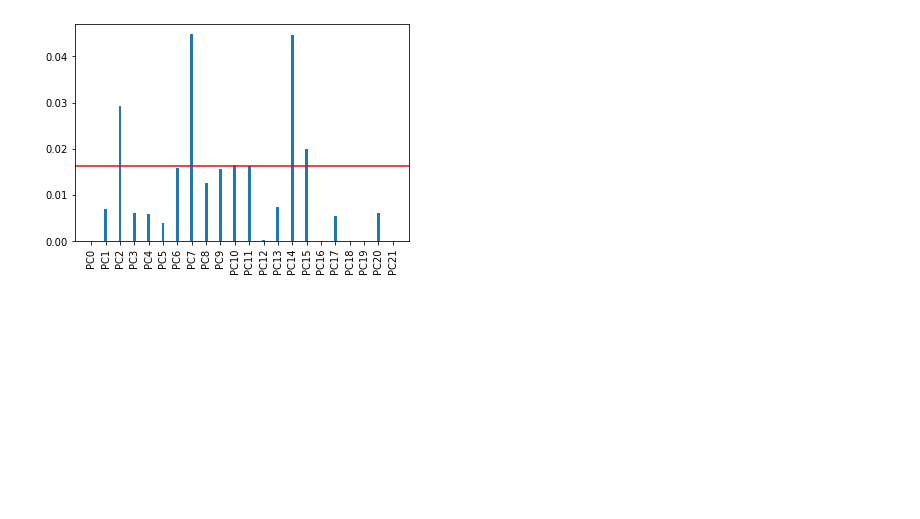
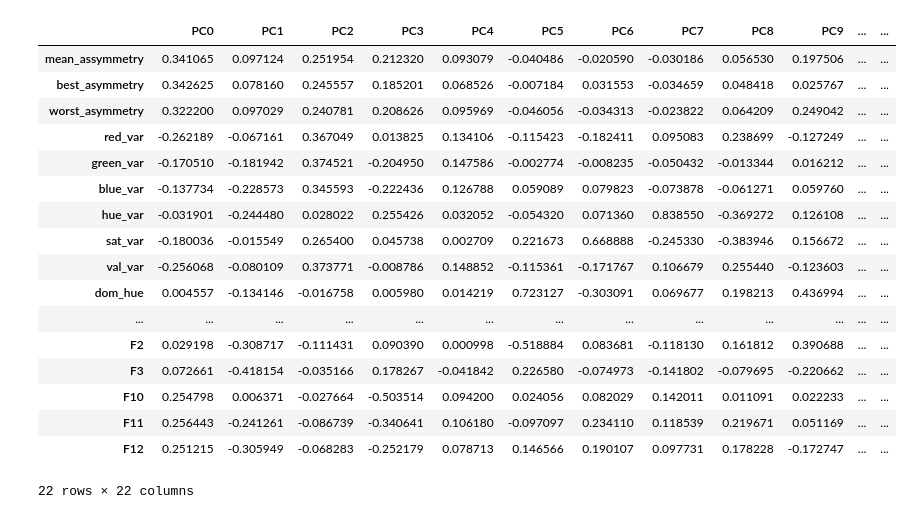
Before and after one commit to julielhagen/First-Year-Project, a Jupyter notebook: pyScripts/Feature selection.ipynb, the cells around one changed output. Cells and saved outputs as stored; diff of their text form; code cells hidden in the pictures; blank space fills up the shorter version.

```diff
--- a/pyScripts/Feature selection.ipynb
+++ b/pyScripts/Feature selection.ipynb
@@ -115,4 +79,0 @@ def plot_feature_scores(scores, X_train):
-# %%
-plot_feature_scores(scores, loadings)
-# %% [output]
-[figure, removed]
@@ -122,0 +80,21 @@ sns.pairplot(vars=df_features[feature_names].columns[scores > threshold], data=d
+# %%
+loadings
+# %% [output]
+|  | PC0 | PC1 | PC2 | PC3 | PC4 | PC5 | PC6 | PC7 | PC8 | PC9 | ... | ... |
+| mean_assymmetry | 0.341065 | 0.097124 | 0.251954 | 0.212320 | 0.093079 | -0.040486 | -0.020590 | -0.030186 | 0.056530 | 0.197506 | ... | ... |
+| best_asymmetry | 0.342625 | 0.078160 | 0.245557 | 0.185201 | 0.068526 | -0.007184 | 0.031553 | -0.034659 | 0.048418 | 0.025767 | ... | ... |
+| worst_asymmetry | 0.322200 | 0.097029 | 0.240781 | 0.208626 | 0.095969 | -0.046056 | -0.034313 | -0.023822 | 0.064209 | 0.249042 | ... | ... |
+| red_var | -0.262189 | -0.067161 | 0.367049 | 0.013825 | 0.134106 | -0.115423 | -0.182411 | 0.095083 | 0.238699 | -0.127249 | ... | ... |
+| green_var | -0.170510 | -0.181942 | 0.374521 | -0.204950 | 0.147586 | -0.002774 | -0.008235 | -0.050432 | -0.013344 | 0.016212 | ... | ... |
+| blue_var | -0.137734 | -0.228573 | 0.345593 | -0.222436 | 0.126788 | 0.059089 | 0.079823 | -0.073878 | -0.061271 | 0.059760 | ... | ... |
+| hue_var | -0.031901 | -0.244480 | 0.028022 | 0.255426 | 0.032052 | -0.054320 | 0.071360 | 0.838550 | -0.369272 | 0.126108 | ... | ... |
+| sat_var | -0.180036 | -0.015549 | 0.265400 | 0.045738 | 0.002709 | 0.221673 | 0.668888 | -0.245330 | -0.383946 | 0.156672 | ... | ... |
+| val_var | -0.256068 | -0.080109 | 0.373771 | -0.008786 | 0.148852 | -0.115361 | -0.171767 | 0.106679 | 0.255440 | -0.123603 | ... | ... |
+| dom_hue | 0.004557 | -0.134146 | -0.016758 | 0.005980 | 0.014219 | 0.723127 | -0.303091 | 0.069677 | 0.198213 | 0.436994 | ... | ... |
+| ... | ... | ... | ... | ... | ... | ... | ... | ... | ... | ... | ... | ... |
+| F2 | 0.029198 | -0.308717 | -0.111431 | 0.090390 | 0.000998 | -0.518884 | 0.083681 | -0.118130 | 0.161812 | 0.390688 | ... | ... |
+| F3 | 0.072661 | -0.418154 | -0.035166 | 0.178267 | -0.041842 | 0.226580 | -0.074973 | -0.141802 | -0.079695 | -0.220662 | ... | ... |
+| F10 | 0.254798 | 0.006371 | -0.027664 | -0.503514 | 0.094200 | 0.024056 | 0.082029 | 0.142011 | 0.011091 | 0.022233 | ... | ... |
+| F11 | 0.256443 | -0.241261 | -0.086739 | -0.340641 | 0.106180 | -0.097097 | 0.234110 | 0.118539 | 0.219671 | 0.051169 | ... | ... |
+| F12 | 0.251215 | -0.305949 | -0.068283 | -0.252179 | 0.078713 | 0.146566 | 0.190107 | 0.097731 | 0.178228 | -0.172747 | ... | ... |
+22 rows × 22 columns
```
Also changed, not shown: parts of 13 cells of this notebook, 18 other files.
